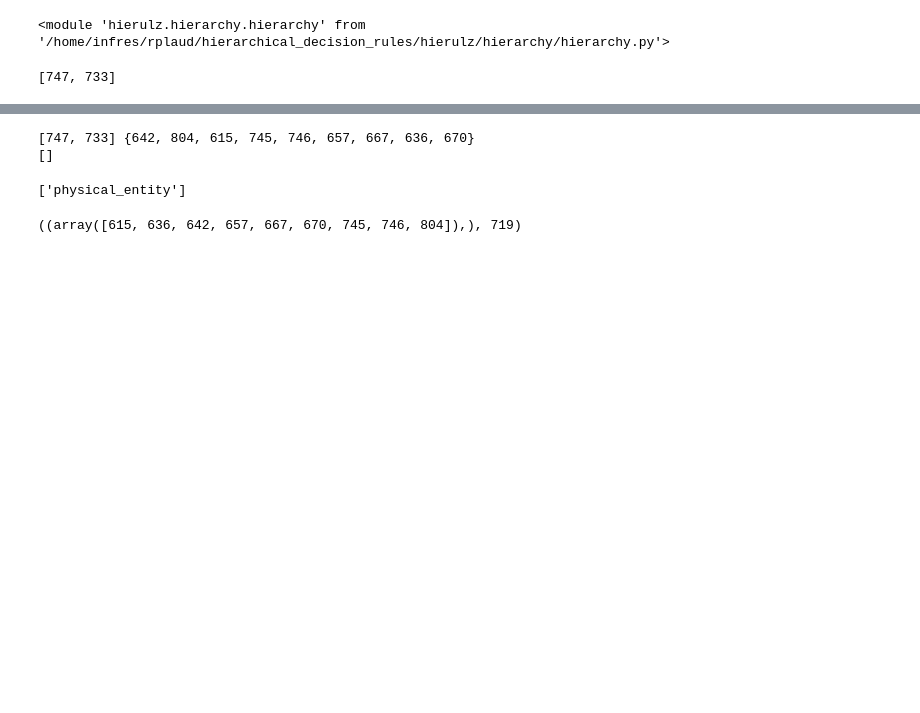
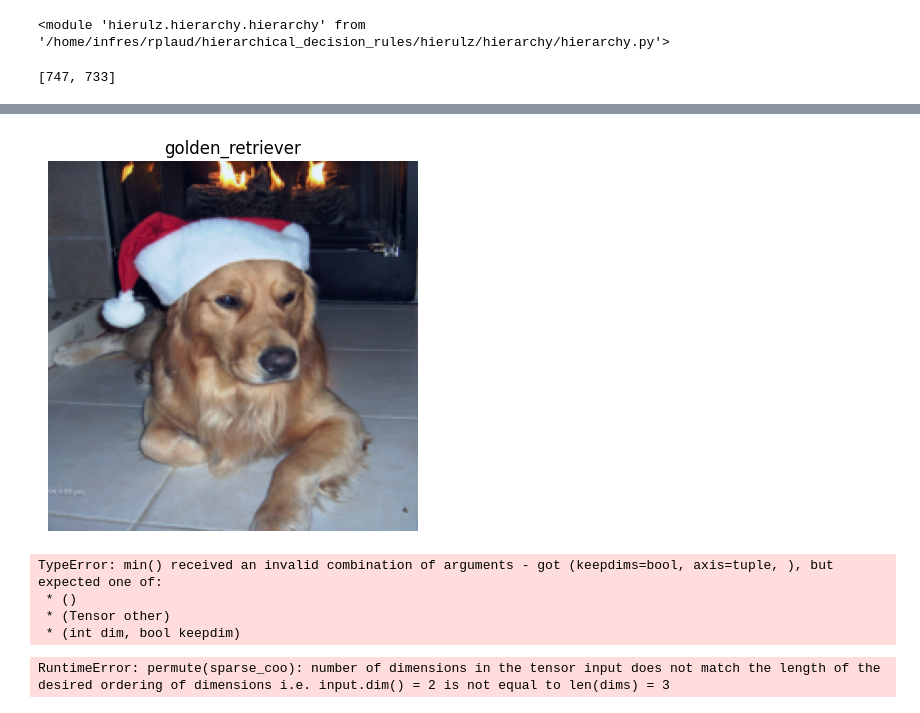
Before and after one commit to RomanPlaud/hierarchical_decision_rules, a Jupyter notebook: test.ipynb, the cells around one changed output, grey strips where cells are left out. Cells and saved outputs as stored; diff of their text form; code cells hidden in the pictures; blank space fills up the shorter version.

```diff
--- a/test.ipynb
+++ b/test.ipynb
@@ -92,3 +93,7 @@ proba_leaves = model.forward(imgs_blurred).detach().numpy()
+# %%
+# apply softmax to axis 1
+proba_leaves = F.softmax(proba_leaves, dim=1)
+proba_leaves = proba_leaves.detach().cpu().numpy()
 # %%
 import hierulz.hierarchy.hierarchy as hhh
 import importlib
@@ -144,6 +167,5 @@ h.hierarchy_dico_idx[h.root_idx]
 # %%
-decode_pred(pred_opt[1], h, idx2name)
+y_pred = [decode_pred(pred_opt[i], h, idx2name) for i in range(len(pred_opt))]
+y_pred_argmax = [decode_pred(pred_argmax[i], h, idx2name) for i in range(len(pred_argmax))]
+y_pred_top_down = [decode_pred(pred_top_down[i], h, idx2name) for i in range(len(pred_top_down))]
+y_pred_plurality = [decode_pred(pred_plurality[i], h, idx2name) for i in range(len(pred_plurality))]
-# %% [output]
-[747, 733] {642, 804, 615, 745, 746, 657, 667, 636, 670}
-[]
-['physical_entity']
@@ -150,4 +175,27 @@ decode_pred(pred_opt[1], h, idx2name)
+# %%
+imgs_blurred_np = []
+for i in range(len(imgs_blurred)):
+    img_np = ((imgs_blurred[i] - imgs_blurred[i].min()) / (imgs_blurred[i].max() - imgs_blurred[i].min())).numpy()
+    imgs_blurred_np.append(img_np.transpose(1, 2, 0))
+imgs_blurred_np = np.array(imgs_blurred_np)
 # %%
-np.where(pred_opt[1]), h.root_idx
+def plot_image_with_pred(img, pred):
+    plt.imshow(img)
+    plt.title(', '.join(pred))
+    plt.axis('off')
+    plt.show()
-# %% [output]
-((array([615, 636, 642, 657, 667, 670, 745, 746, 804]),), 719)
+# %%
+plot_image_with_pred(imgs_blurred_np[0], y_pred[0])
+# %% [output]
+[figure, added]
+# %%
+imgs_blurred_np = (imgs_blurred - imgs_blurred.min(axis=(1, 2, 3), keepdims=True)) / (imgs_blurred.max(axis=(1, 2, 3), keepdims=True) - imgs_blurred.min(axis=(1, 2, 3), keepdims=True)).numpy()
+# %% [output]
+TypeError: min() received an invalid combination of arguments - got (keepdims=bool, axis=tuple, ), but expected one of:
+ * ()
+ * (Tensor other)
+ * (int dim, bool keepdim)
+# %%
+plot_image_with_pred(img_blurred[0], y_pred[0])
+# %% [output]
+RuntimeError: permute(sparse_coo): number of dimensions in the tensor input does not match the length of the desired ordering of dimensions i.e. input.dim() = 2 is not equal to len(dims) = 3
```
Also changed, not shown: parts of 5 cells of this notebook.
